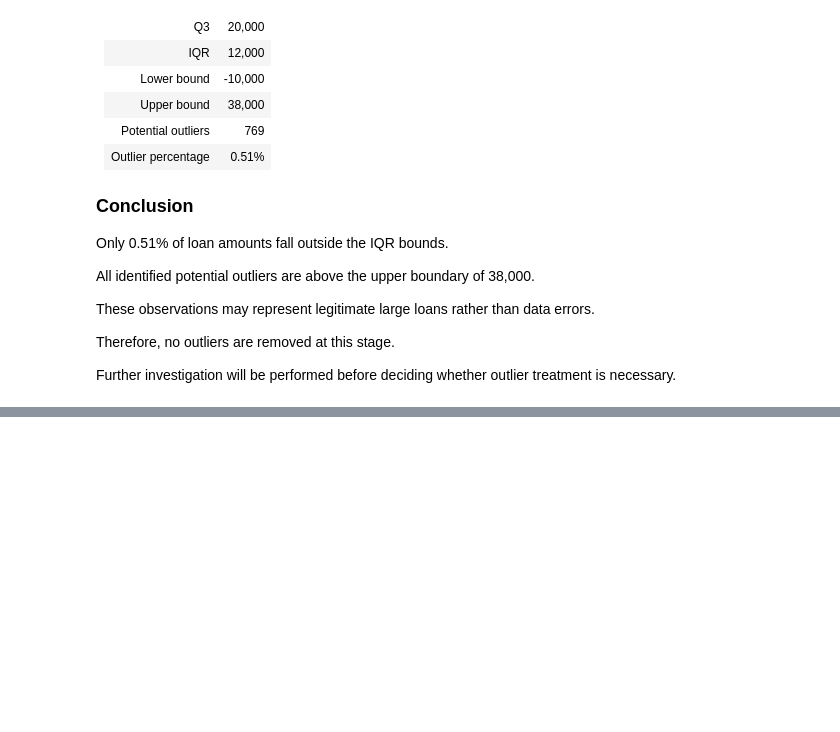
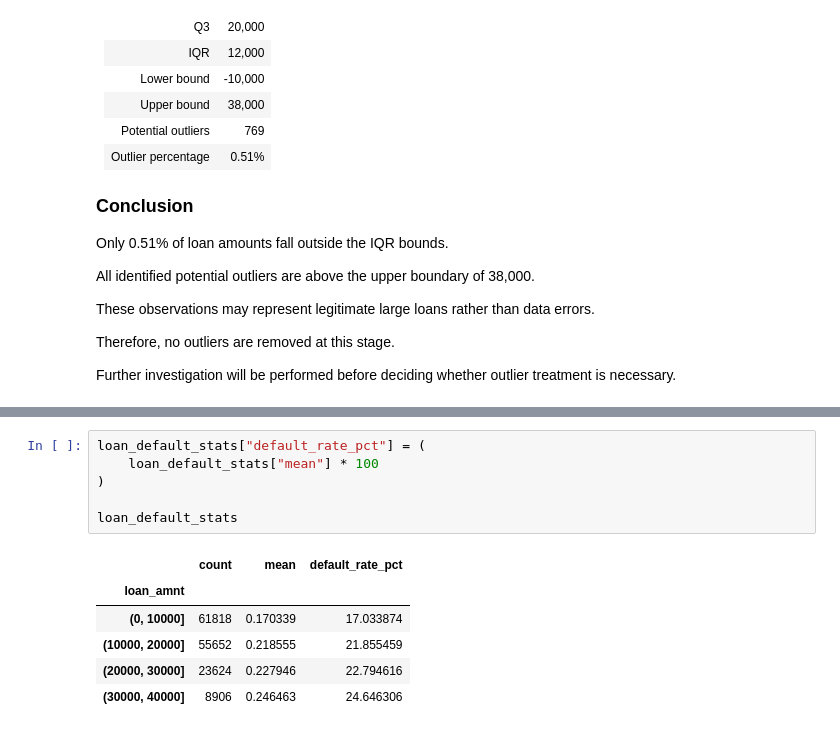
Before and after one commit to MAdcuzamnot/credit-scoring-ml, a Jupyter notebook: notebooks/01_EDA.ipynb, the cells around one changed output, grey strips where cells are left out. Drawn from its saved outputs; the diff is of its cells as text; blank space fills up the shorter version.

```diff
--- a/notebooks/01_EDA.ipynb
+++ b/notebooks/01_EDA.ipynb
@@ -392,0 +434,13 @@ before deciding whether outlier treatment is necessary.
+# %%
+loan_default_stats["default_rate_pct"] = (
+    loan_default_stats["mean"] * 100
+)
+
+loan_default_stats
+# %% [output]
+|  | count | mean | default_rate_pct |
+| loan_amnt |  |  |  |
+| (0, 10000] | 61818 | 0.170339 | 17.033874 |
+| (10000, 20000] | 55652 | 0.218555 | 21.855459 |
+| (20000, 30000] | 23624 | 0.227946 | 22.794616 |
+| (30000, 40000] | 8906 | 0.246463 | 24.646306 |
```
Also changed, not shown: parts of 6 cells of this notebook.
